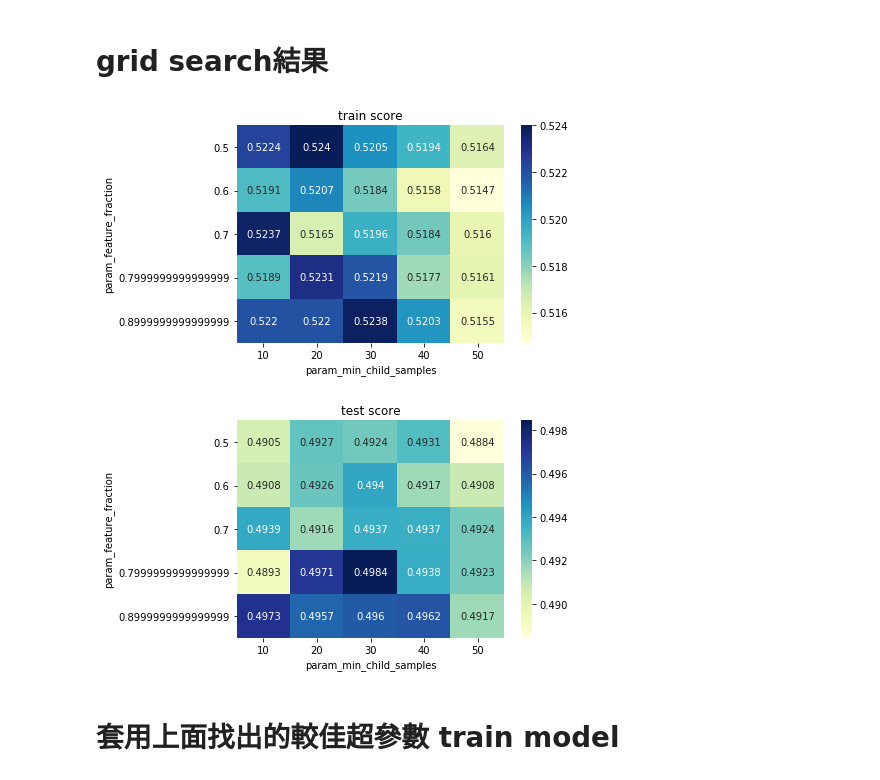
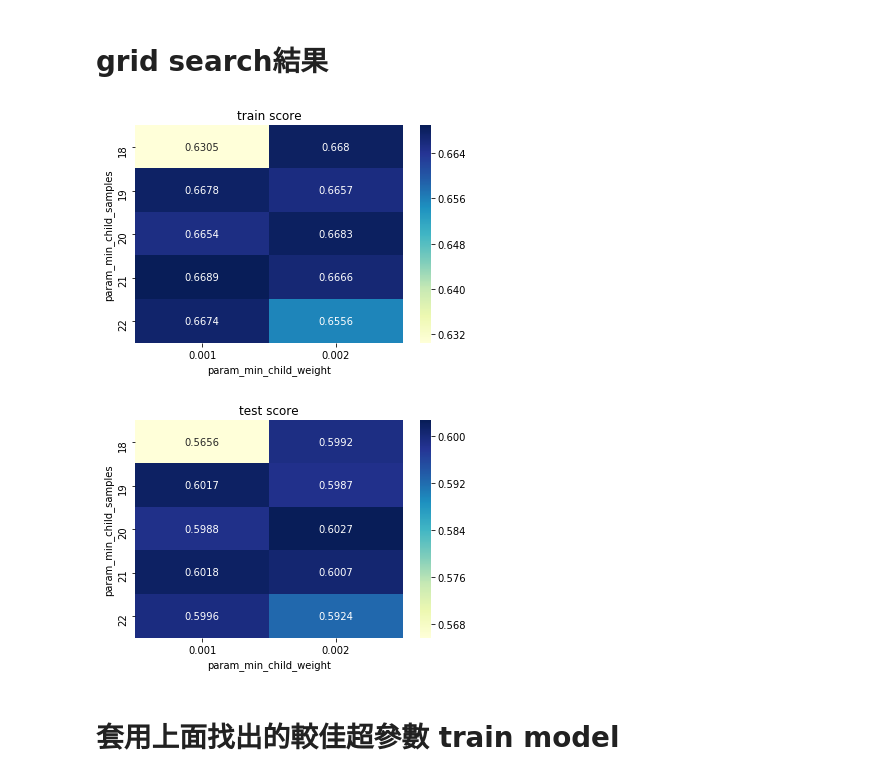
Before and after one commit to skywalker0803r/Ricky, a Jupyter notebook: 玉山AI比賽_modeling.ipynb, the cells around one changed output. Drawn from its saved outputs; the diff is of its cells as text; code cells hidden in the pictures.

```diff
--- a/玉山AI比賽_modeling.ipynb
+++ b/玉山AI比賽_modeling.ipynb
@@ -126,6 +133,11 @@ from sklearn.model_selection import GridSearchCV
 model_lgb = lightgbm.LGBMClassifier(objective = 'cross_entropy',
                                     metric = 'cross_entropy',
                                     is_unbalance = True,
+                                    max_depth=7,
+                                    num_leaves=2**7-1,
+                                    feature_fraction = 0.8,
+                                    min_child_samples = 30,
+                                    n_estimators = 100,
                                     )
 
 #調過了
@@ -140,8 +152,20 @@ params_test2={
     'min_child_samples':range(10,60,10) #子節點最小樣本數 best 30
     }
 
+#調n_estimators
+params_test3={
+    'n_estimators': np.arange(30,100,10),#best 100
+    'max_depth': range(7,8,1),#樹深度 best 7
+    }
+
+# min_data_in_leaf 和 min_sum_hessian_in_leaf
+params_test4={
+    'min_child_samples': [18, 19, 20, 21, 22],
+    'min_child_weight': [0.001, 0.002]
+    }
+
 gsearch = GridSearchCV(estimator = model_lgb,
-                        param_grid = params_test2,
+                        param_grid = params_test4,
                         scoring = 'f1', #評分指標
                         cv = 3, #交叉驗證次數
                         verbose = 10,
@@ -186,19 +203,19 @@ GridSearchCV(cv=3, error_score='raise-deprecating',
 # grid search結果
 # %%
 df_gridsearch = pd.DataFrame(gsearch.cv_results_)
-max_scores = df_gridsearch.groupby(['param_feature_fraction','param_min_child_samples']).max()
+max_scores = df_gridsearch.groupby(['param_min_child_samples','param_min_child_weight']).max()
 max_scores = max_scores.unstack()[['mean_test_score', 'mean_train_score']]
 
 sns.heatmap(max_scores.mean_train_score, annot=True, fmt='.4g',cmap='YlGnBu');
 plt.title('train score')
 plt.show()
 
 sns.heatmap(max_scores.mean_test_score, annot=True, fmt='.4g',cmap='YlGnBu');
 plt.title('test score')
 plt.show()
 # %% [output]
-[figure, old version]
+[figure, new version]
-[figure, old version]
+[figure, new version]
 # %% [markdown]
 # 套用上面找出的較佳超參數 train model
 # %%
```
Also changed, not shown: parts of 14 cells of this notebook.
